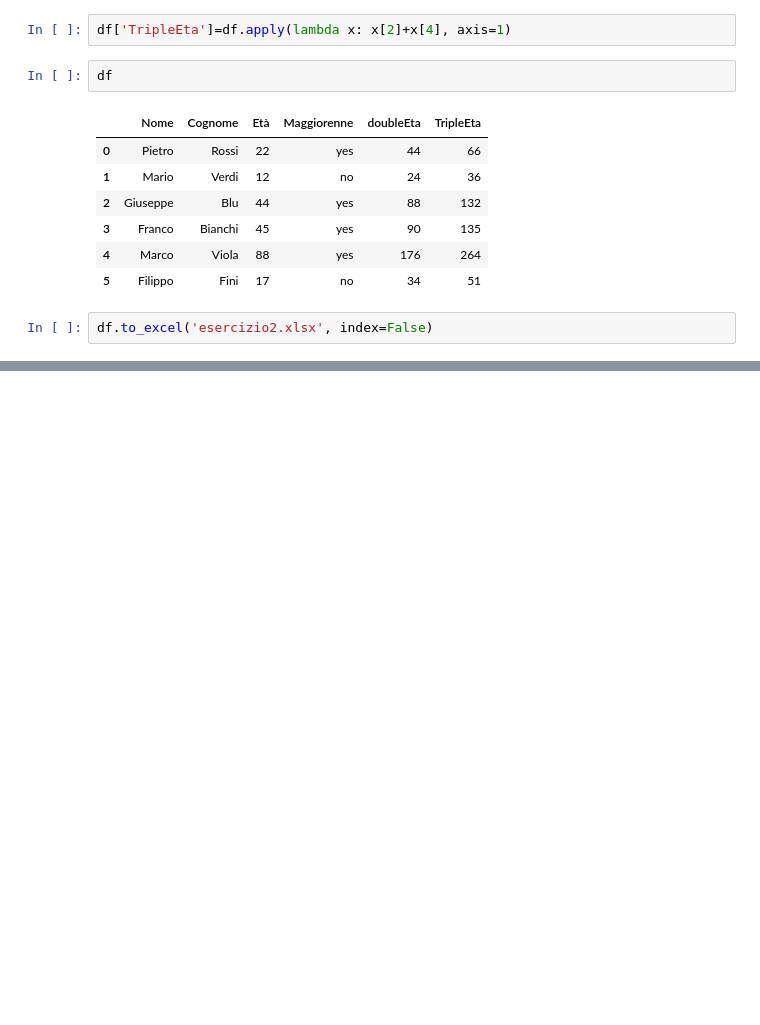
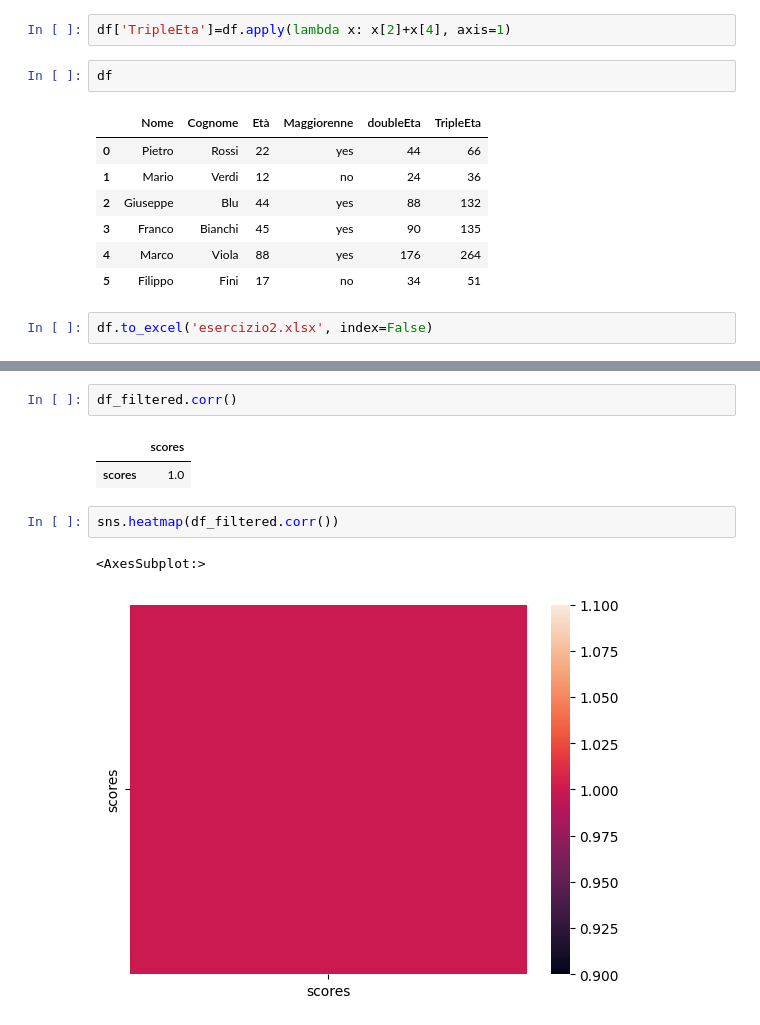
Before and after one commit to pietrolo94/primarepo, a Jupyter notebook: Elaborazione_dati/prova1.ipynb, the cells around one changed output, grey strips where cells are left out. Drawn from its saved outputs; the diff is of its cells as text; blank space fills up the shorter version.

```diff
--- a/Elaborazione_dati/prova1.ipynb
+++ b/Elaborazione_dati/prova1.ipynb
@@ -75,0 +177,10 @@ df.to_excel('esercizio2.xlsx', index=False)
+# %%
+df_filtered.corr()
+# %% [output]
+|  | scores |
+| scores | 1.0 |
+# %%
+sns.heatmap(df_filtered.corr())
+# %% [output]
+<AxesSubplot:>
+[figure, added]
```
Also changed, not shown: parts of 10 cells of this notebook, 1 other file.
